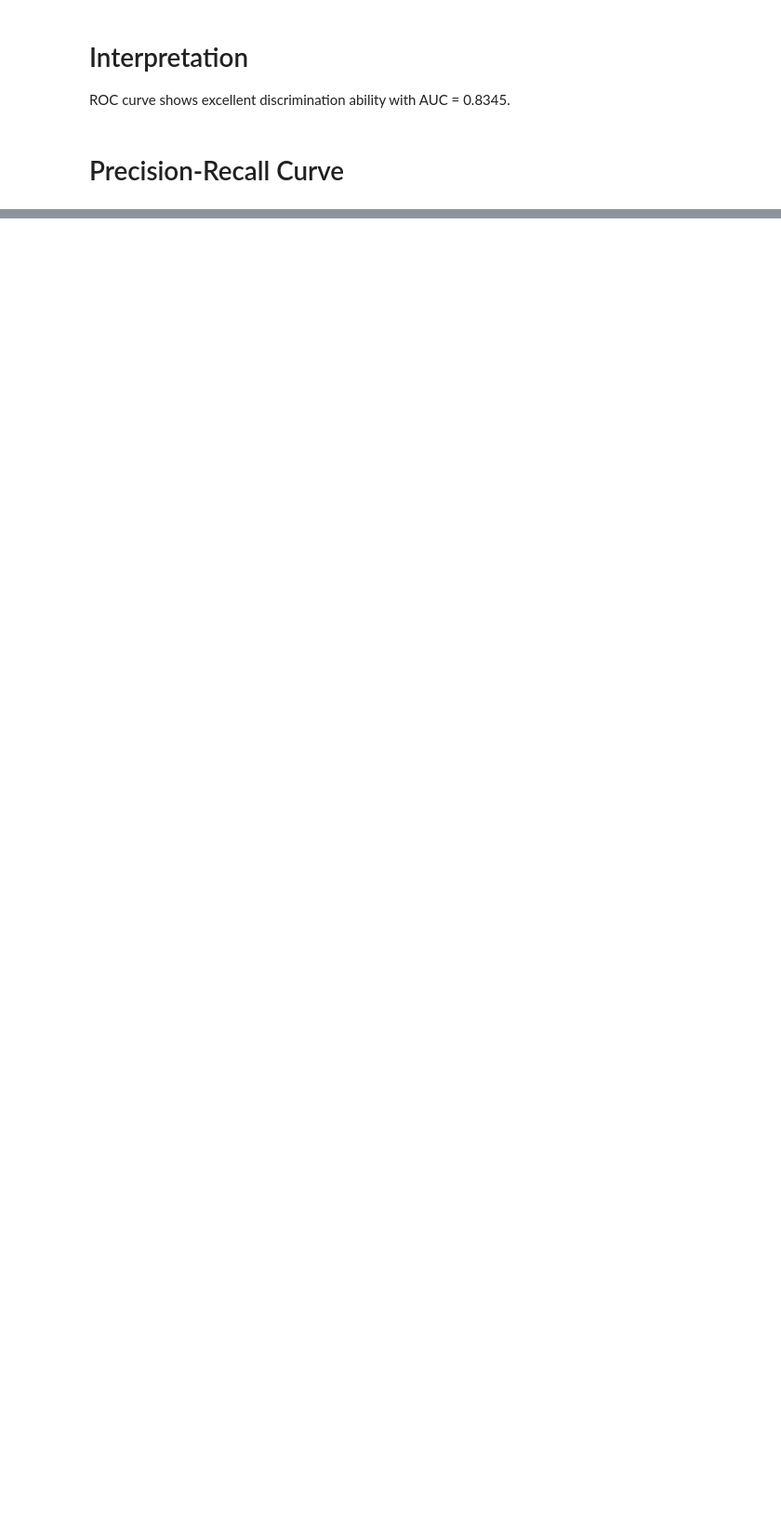
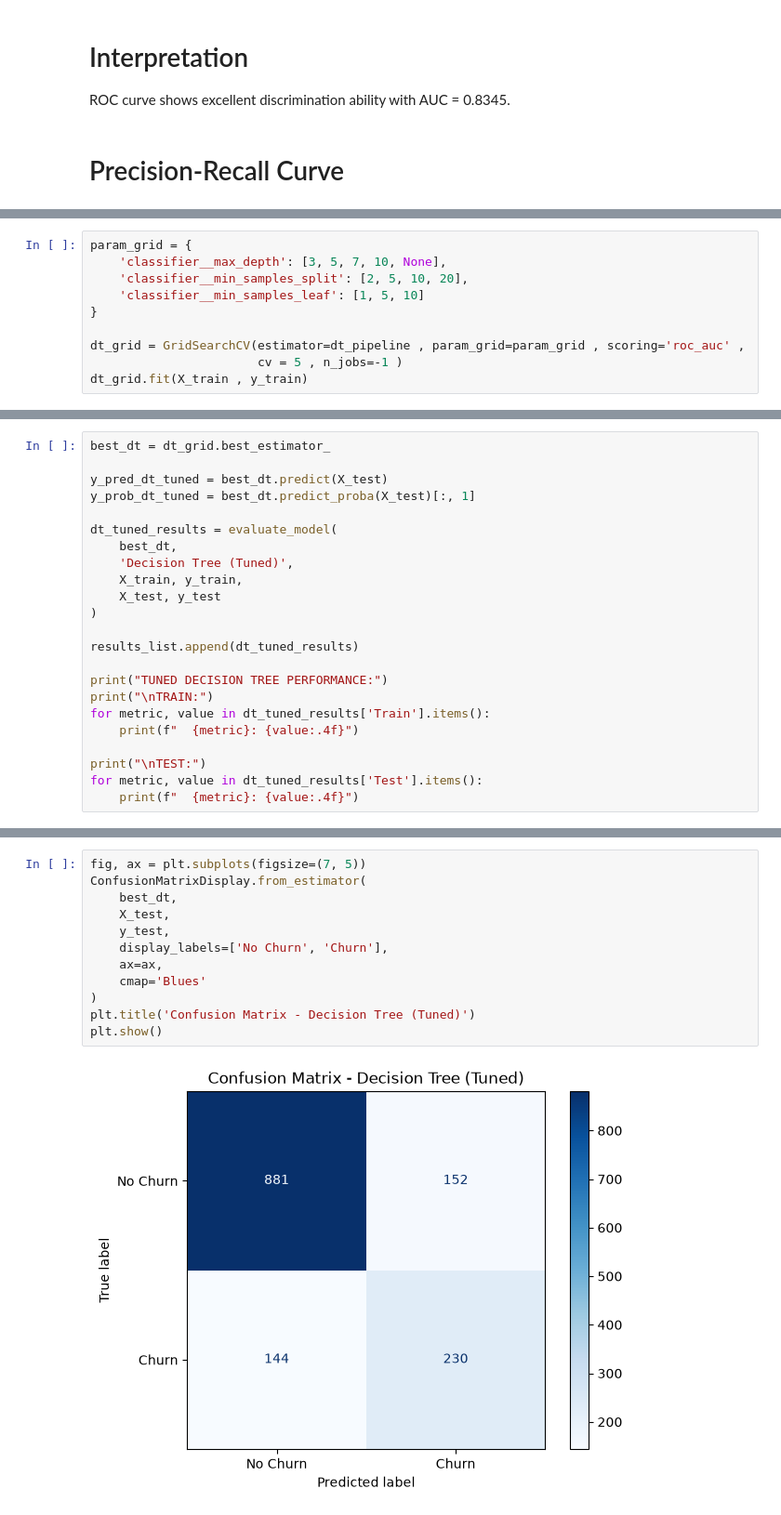
Before and after one commit to SanghviNishank/Customer-Churn-Prediction, a Jupyter notebook: CustomerFinal.ipynb, the cells around one changed output, grey strips where cells are left out. Shown at 93% size. Drawn from its saved outputs; the diff is of its cells as text; blank space fills up the shorter version.

```diff
--- a/CustomerFinal.ipynb
+++ b/CustomerFinal.ipynb
@@ -1779,0 +1992,10 @@ ROC curve shows excellent discrimination ability with AUC = 0.8345.
+# %%
+param_grid = {
+    'classifier__max_depth': [3, 5, 7, 10, None],
+    'classifier__min_samples_split': [2, 5, 10, 20],
+    'classifier__min_samples_leaf': [1, 5, 10]
+}
+
+dt_grid = GridSearchCV(estimator=dt_pipeline , param_grid=param_grid , scoring='roc_auc' ,
+                       cv = 5 , n_jobs=-1 )
+dt_grid.fit(X_train , y_train)
@@ -1779,0 +2035,23 @@ ROC curve shows excellent discrimination ability with AUC = 0.8345.
+# %%
+best_dt = dt_grid.best_estimator_
+
+y_pred_dt_tuned = best_dt.predict(X_test)
+y_prob_dt_tuned = best_dt.predict_proba(X_test)[:, 1]
+
+dt_tuned_results = evaluate_model(
+    best_dt,
+    'Decision Tree (Tuned)',
+    X_train, y_train,
+    X_test, y_test
+)
+
+results_list.append(dt_tuned_results)
+
+print("TUNED DECISION TREE PERFORMANCE:")
+print("\nTRAIN:")
+for metric, value in dt_tuned_results['Train'].items():
+    print(f"  {metric}: {value:.4f}")
+
+print("\nTEST:")
+for metric, value in dt_tuned_results['Test'].items():
+    print(f"  {metric}: {value:.4f}")
@@ -1779,0 +2107,14 @@ ROC curve shows excellent discrimination ability with AUC = 0.8345.
+# %%
+fig, ax = plt.subplots(figsize=(7, 5))
+ConfusionMatrixDisplay.from_estimator(
+    best_dt,
+    X_test,
+    y_test,
+    display_labels=['No Churn', 'Churn'],
+    ax=ax,
+    cmap='Blues'
+)
+plt.title('Confusion Matrix - Decision Tree (Tuned)')
+plt.show()
+# %% [output]
+[figure, added]
```
Also changed, not shown: parts of 42 cells of this notebook.
